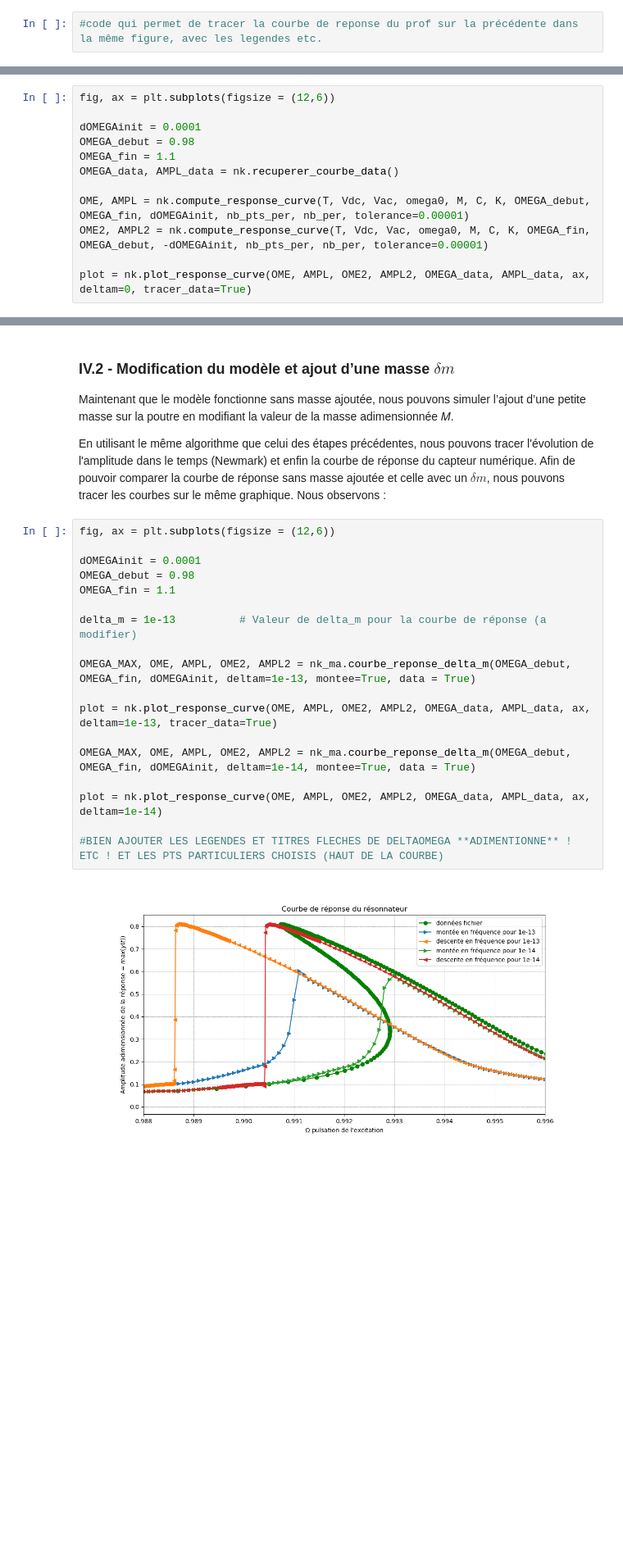
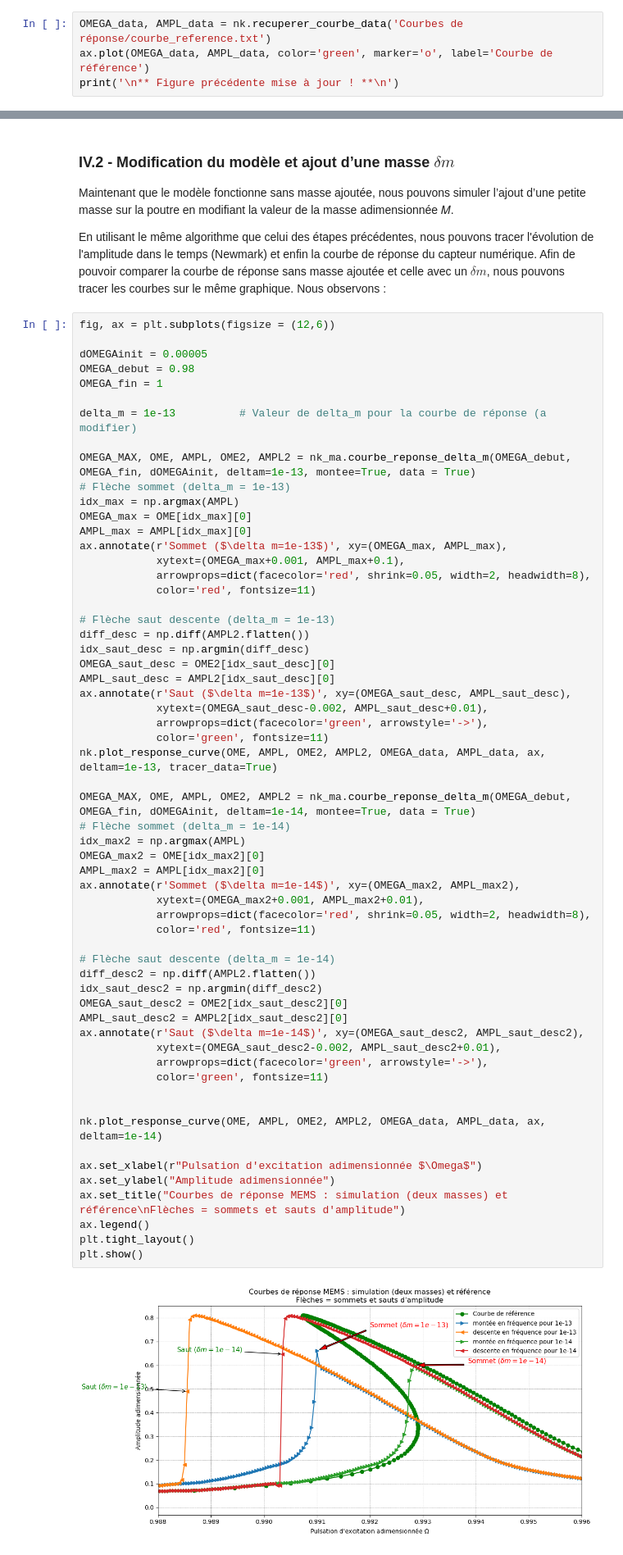
Before and after one commit to Marcsus26/P2i7-MEMS, a Jupyter notebook: jupyter-MEMS.ipynb, the cells around one changed output, grey strips where cells are left out. Shown at 82% size. Cells and saved outputs as stored; diff of their text form; blank space fills up the shorter version.

```diff
--- a/jupyter-MEMS.ipynb
+++ b/jupyter-MEMS.ipynb
@@ -235,4 +269,6 @@ Nous pouvons comparer nos données avec les données fournies par notre enseigna
 
 A noter que via nos methodes de résolution, différente que celles utilisées pour avoir ces données, nous ne pouvons pas obtenir les solutions instables.
 # %%
-#code qui permet de tracer la courbe de reponse du prof sur la précédente dans la même figure, avec les legendes etc.
+OMEGA_data, AMPL_data = nk.recuperer_courbe_data('Courbes de réponse/courbe_reference.txt')
+ax.plot(OMEGA_data, AMPL_data, color='green', marker='o', label='Courbe de référence')
+print('\n** Figure précédente mise à jour ! **\n')
@@ -239,12 +276,0 @@ A noter que via nos methodes de résolution, différente que celles utilisées p
-# %%
-fig, ax = plt.subplots(figsize = (12,6))
-
-dOMEGAinit = 0.0001
-OMEGA_debut = 0.98
-OMEGA_fin = 1.1
-OMEGA_data, AMPL_data = nk.recuperer_courbe_data()
-
-OME, AMPL = nk.compute_response_curve(T, Vdc, Vac, omega0, M, C, K, OMEGA_debut, OMEGA_fin, dOMEGAinit, nb_pts_per, nb_per, tolerance=0.00001)
-OME2, AMPL2 = nk.compute_response_curve(T, Vdc, Vac, omega0, M, C, K, OMEGA_fin, OMEGA_debut, -dOMEGAinit, nb_pts_per, nb_per, tolerance=0.00001)
-
-plot = nk.plot_response_curve(OME, AMPL, OME2, AMPL2, OMEGA_data, AMPL_data, ax, deltam=0, tracer_data=True)
@@ -268,23 +291,64 @@ Nous observons :
 # %%
 fig, ax = plt.subplots(figsize = (12,6))
 
-dOMEGAinit = 0.0001
+dOMEGAinit = 0.00005
 OMEGA_debut = 0.98
-OMEGA_fin = 1.1
+OMEGA_fin = 1
 
 delta_m = 1e-13          # Valeur de delta_m pour la courbe de réponse (a modifier)
 
 OMEGA_MAX, OME, AMPL, OME2, AMPL2 = nk_ma.courbe_reponse_delta_m(OMEGA_debut, OMEGA_fin, dOMEGAinit, deltam=1e-13, montee=True, data = True)
+# Flèche sommet (delta_m = 1e-13)
+idx_max = np.argmax(AMPL)
+OMEGA_max = OME[idx_max][0]
+AMPL_max = AMPL[idx_max][0]
+ax.annotate(r'Sommet ($\delta m=1e-13$)', xy=(OMEGA_max, AMPL_max),
+            xytext=(OMEGA_max+0.001, AMPL_max+0.1),
+            arrowprops=dict(facecolor='red', shrink=0.05, width=2, headwidth=8),
+            color='red', fontsize=11)
 
-plot = nk.plot_response_curve(OME, AMPL, OME2, AMPL2, OMEGA_data, AMPL_data, ax, deltam=1e-13, tracer_data=True)
+# Flèche saut descente (delta_m = 1e-13)
+diff_desc = np.diff(AMPL2.flatten())
+idx_saut_desc = np.argmin(diff_desc)
+OMEGA_saut_desc = OME2[idx_saut_desc][0]
+AMPL_saut_desc = AMPL2[idx_saut_desc][0]
+ax.annotate(r'Saut ($\delta m=1e-13$)', xy=(OMEGA_saut_desc, AMPL_saut_desc),
+            xytext=(OMEGA_saut_desc-0.002, AMPL_saut_desc+0.01),
+            arrowprops=dict(facecolor='green', arrowstyle='->'),
+            color='green', fontsize=11)
+nk.plot_response_curve(OME, AMPL, OME2, AMPL2, OMEGA_data, AMPL_data, ax, deltam=1e-13, tracer_data=True)
 
 OMEGA_MAX, OME, AMPL, OME2, AMPL2 = nk_ma.courbe_reponse_delta_m(OMEGA_debut, OMEGA_fin, dOMEGAinit, deltam=1e-14, montee=True, data = True)
+# Flèche sommet (delta_m = 1e-14)
+idx_max2 = np.argmax(AMPL)
+OMEGA_max2 = OME[idx_max2][0]
+AMPL_max2 = AMPL[idx_max2][0]
+ax.annotate(r'Sommet ($\delta m=1e-14$)', xy=(OMEGA_max2, AMPL_max2),
+            xytext=(OMEGA_max2+0.001, AMPL_max2+0.01),
+            arrowprops=dict(facecolor='red', shrink=0.05, width=2, headwidth=8),
+            color='red', fontsize=11)
 
-plot = nk.plot_response_curve(OME, AMPL, OME2, AMPL2, OMEGA_data, AMPL_data, ax, deltam=1e-14)
+# Flèche saut descente (delta_m = 1e-14)
+diff_desc2 = np.diff(AMPL2.flatten())
+idx_saut_desc2 = np.argmin(diff_desc2)
+OMEGA_saut_desc2 = OME2[idx_saut_desc2][0]
+AMPL_saut_desc2 = AMPL2[idx_saut_desc2][0]
+ax.annotate(r'Saut ($\delta m=1e-14$)', xy=(OMEGA_saut_desc2, AMPL_saut_desc2),
+            xytext=(OMEGA_saut_desc2-0.002, AMPL_saut_desc2+0.01),
+            arrowprops=dict(facecolor='green', arrowstyle='->'),
+            color='green', fontsize=11)
 
-#BIEN AJOUTER LES LEGENDES ET TITRES FLECHES DE DELTAOMEGA **ADIMENTIONNE** ! ETC ! ET LES PTS PARTICULIERS CHOISIS (HAUT DE LA COURBE)
+
+nk.plot_response_curve(OME, AMPL, OME2, AMPL2, OMEGA_data, AMPL_data, ax, deltam=1e-14)
+
+ax.set_xlabel(r"Pulsation d'excitation adimensionnée $\Omega$")
+ax.set_ylabel("Amplitude adimensionnée")
+ax.set_title("Courbes de réponse MEMS : simulation (deux masses) et référence\nFlèches = sommets et sauts d'amplitude")
+ax.legend()
+plt.tight_layout()
+plt.show()
 # %% [output]
-[figure, old version]
+[figure, new version]
 # %% [markdown]
 En testant l'ajout de plusieurs masses, nous pouvons observer que plus la masse ajoutée est grande, plus la courbe se translate sur l'axe des abscices négativement. L'ajout d'une masse crée un offset négatif sur les abscisses par rapport à la réponse de résonnance sans masse ajoutée.
 
```
Also changed, not shown: parts of 8 cells of this notebook, 8 other files.
